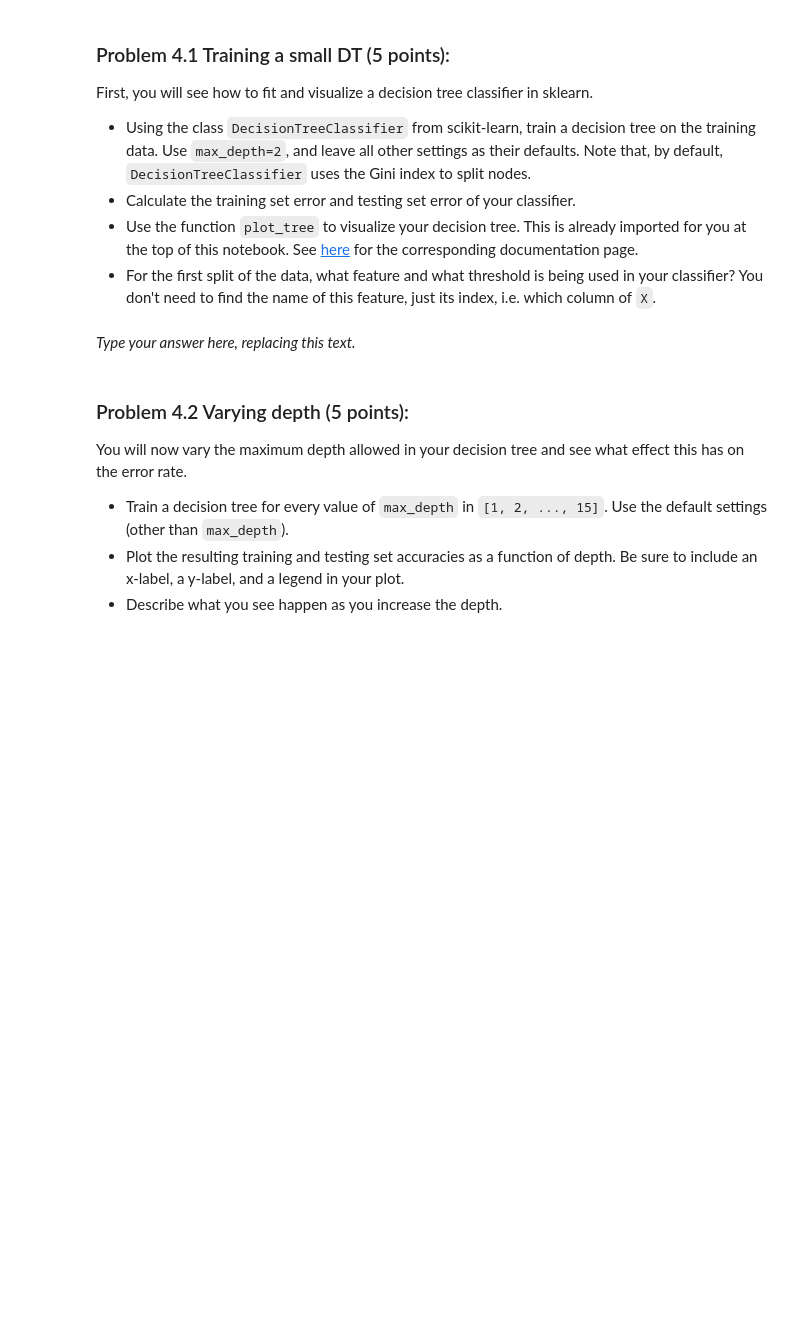
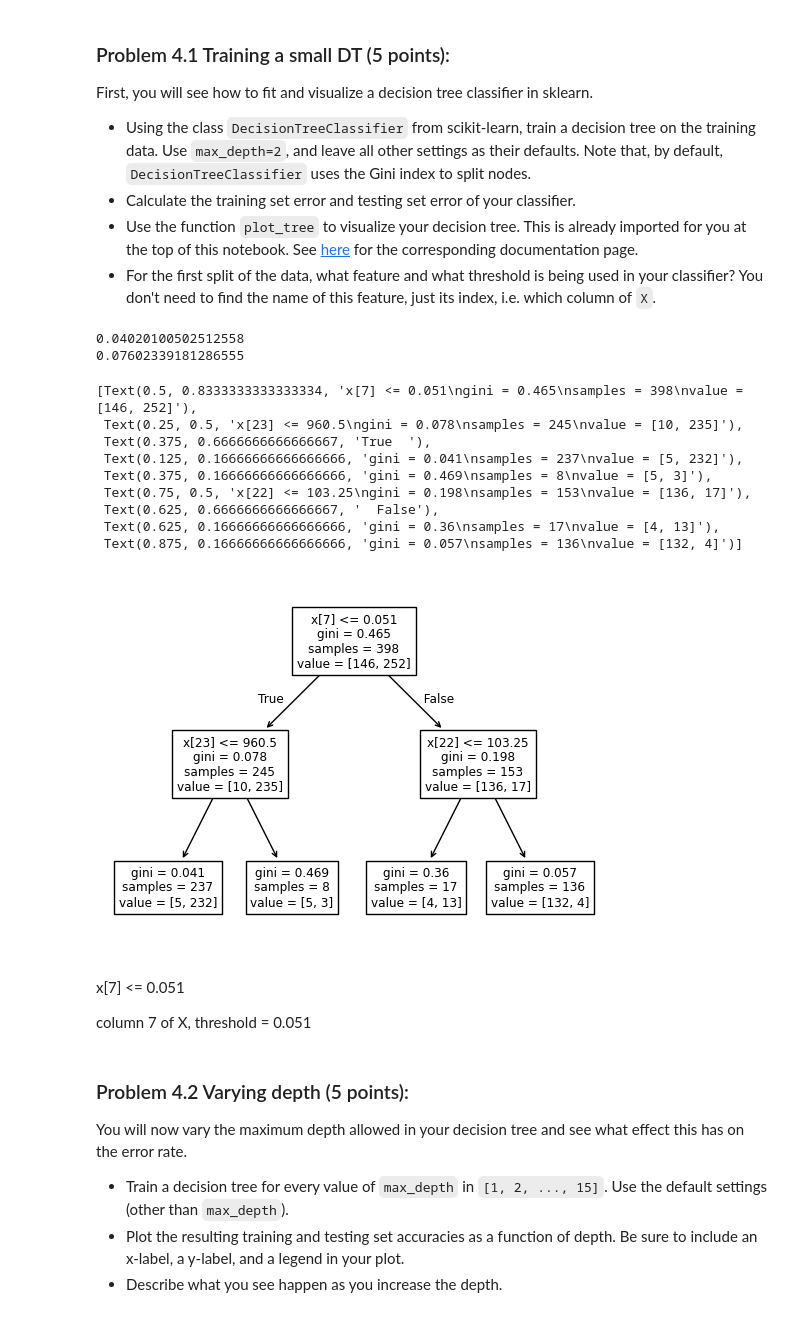
Before and after one commit to shifenghuci/CS178, a Jupyter notebook: Homeworks/hw4-student/student/hw4.ipynb, the cells around one changed output. Cells and saved outputs as stored; diff of their text form; code cells hidden in the pictures; blank space fills up the shorter version.

```diff
--- a/Homeworks/hw4-student/student/hw4.ipynb
+++ b/Homeworks/hw4-student/student/hw4.ipynb
@@ -580,19 +584,33 @@ First, you will see how to fit and visualize a decision tree classifier in sklea
 - For the first split of the data, what feature and what threshold is being used in your classifier? You don't need to find the name of this feature, just its index, i.e. which column of `X`.
 # %%
 ### YOUR CODE STARTS HERE ###
-clf = ...
-...
-
-clf_err_tr = ...
-clf_err_te = ...
+clf = DecisionTreeClassifier(max_depth=2,random_state=seed)
+clf.fit(X_tr,y_tr)
+clf_err_tr = 1 - clf.score(X_tr, y_tr)
+clf_err_te = 1 - clf.score(X_te, y_te)
 
 print(clf_err_tr)
 print(clf_err_te)
 
-...
+plot_tree(clf)
 ###  YOUR CODE ENDS HERE  ###
+# %% [output]
+0.04020100502512558
+0.07602339181286555
+[Text(0.5, 0.8333333333333334, 'x[7] <= 0.051\ngini = 0.465\nsamples = 398\nvalue = [146, 252]'),
+ Text(0.25, 0.5, 'x[23] <= 960.5\ngini = 0.078\nsamples = 245\nvalue = [10, 235]'),
+ Text(0.375, 0.6666666666666667, 'True  '),
+ Text(0.125, 0.16666666666666666, 'gini = 0.041\nsamples = 237\nvalue = [5, 232]'),
+ Text(0.375, 0.16666666666666666, 'gini = 0.469\nsamples = 8\nvalue = [5, 3]'),
+ Text(0.75, 0.5, 'x[22] <= 103.25\ngini = 0.198\nsamples = 153\nvalue = [136, 17]'),
+ Text(0.625, 0.6666666666666667, '  False'),
+ Text(0.625, 0.16666666666666666, 'gini = 0.36\nsamples = 17\nvalue = [4, 13]'),
+ Text(0.875, 0.16666666666666666, 'gini = 0.057\nsamples = 136\nvalue = [132, 4]')]
+[figure, added]
 # %% [markdown]
-_Type your answer here, replacing this text._
+x[7] <= 0.051
+
+column 7 of X, threshold = 0.051
 # %% [markdown]
 <!-- END QUESTION -->
 
```
Also changed, not shown: parts of 7 cells of this notebook.
